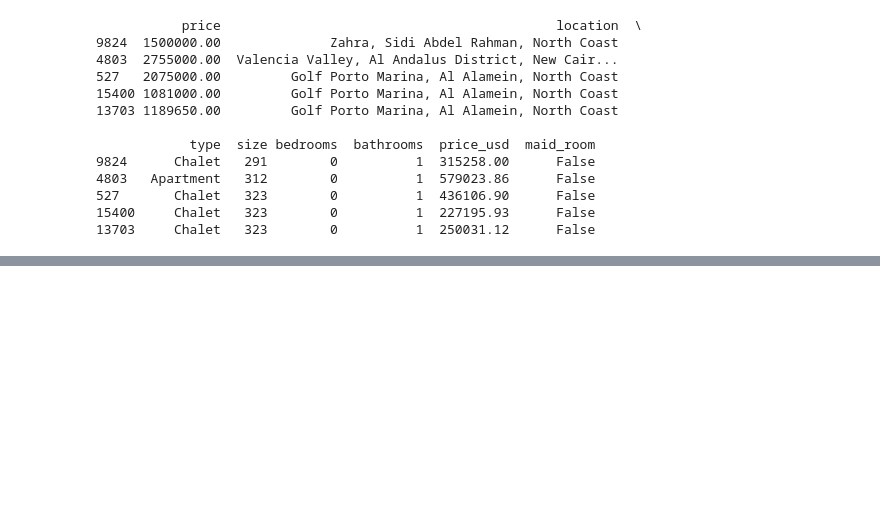
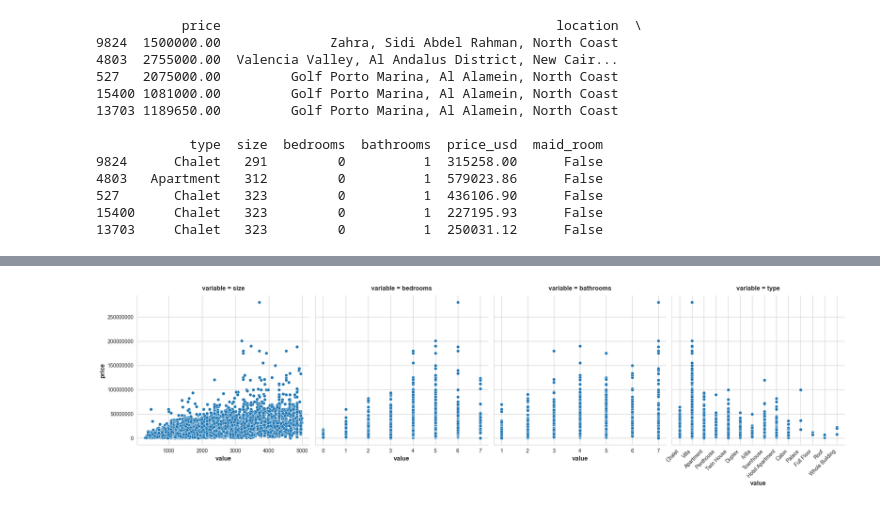
Before and after one commit to bryanchen24/Egyptian-Real-Estate-Pricing-Prediction, a Jupyter notebook: egyptian_realestate_analysis-checkpoint.ipynb, the cells around one changed output, grey strips where cells are left out. Cells and saved outputs as stored; diff of their text form; code cells hidden in the pictures; blank space fills up the shorter version.

```diff
--- a/egyptian_realestate_analysis-checkpoint.ipynb
+++ b/egyptian_realestate_analysis-checkpoint.ipynb
@@ -386,0 +435,13 @@ plt.show()
+# %%
+# scatter plots of size, berooms, bathrooms, and type
+features = ['size', 'bedrooms', 'bathrooms', 'type']
+sns.relplot(
+    x="value", y="price", col="variable", data=df_model.melt(id_vars='price', value_vars=features), facet_kws=dict(sharex=False),
+);
+plt.xticks(rotation=45, ha='right')
+plt.gcf().axes[0].yaxis.get_major_formatter().set_scientific(False)
+
+
+plt.show()
+# %% [output]
+[figure, added]
```
Also changed, not shown: parts of 21 cells of this notebook.
